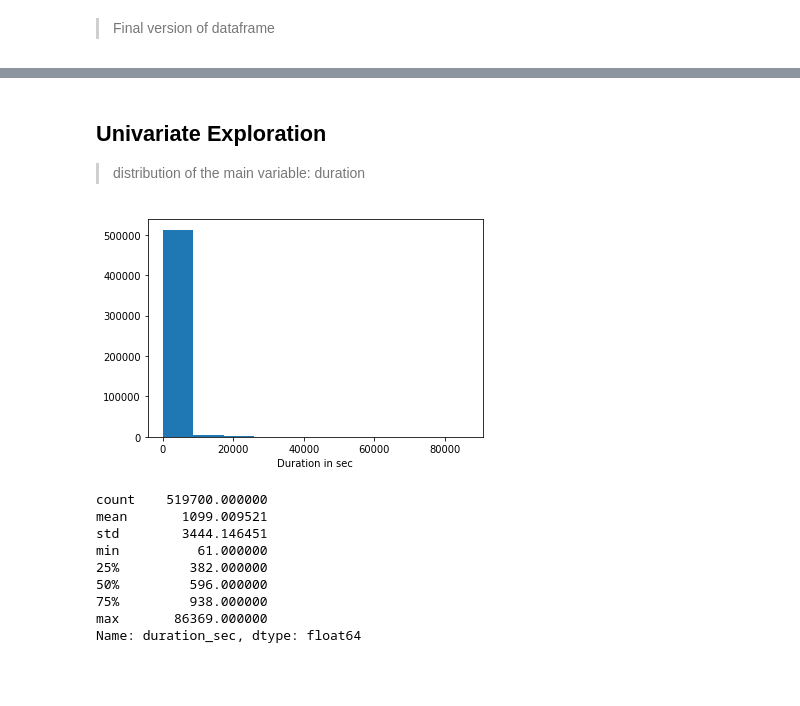
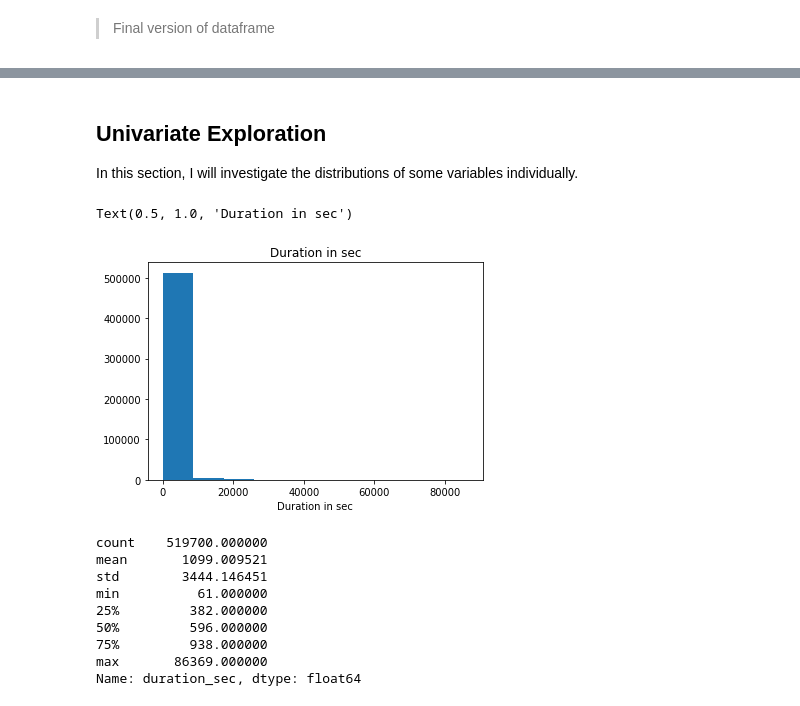
Before and after one commit to AssemgulK/Ford-GoBike-System-Data, a Jupyter notebook: exploration_template_KA.ipynb, the cells around one changed output, grey strips where cells are left out. Cells and saved outputs as stored; diff of their text form; code cells hidden in the pictures; blank space fills up the shorter version.

```diff
--- a/exploration_template_KA.ipynb
+++ b/exploration_template_KA.ipynb
@@ -156,14 +156,16 @@ df_clean.head()
 | 2 | 45768 | 2017-12-31 22:45:48.411 | 2018-01-01 11:28:36.883 | 245 | Downtown Berkeley BART | 37.870348 | ... |
 | 3 | 62172 | 2017-12-31 17:31:10.636 | 2018-01-01 10:47:23.531 | 60 | 8th St at Ringold St | 37.774520 | ... |
 | 4 | 43603 | 2017-12-31 14:23:14.001 | 2018-01-01 02:29:57.571 | 239 | Bancroft Way at Telegraph Ave | 37.868813 | ... |
-# %% [markdown]
-## Univariate Exploration
-> distribution of the main variable: duration
+# %% [markdown]
+## Univariate Exploration
+In this section, I will investigate the distributions of some variables individually.
 # %%
 plt.hist(data=df_clean, x='duration_sec')
-plt.xlabel('Duration in sec');
+plt.xlabel('Duration in sec')
+plt.title('Duration in sec')
 # %% [output]
+Text(0.5, 1.0, 'Duration in sec')
-[figure, old version]
+[figure, new version]
 # %%
 df_clean['duration_sec'].describe()
 # %% [output]
```
Also changed, not shown: parts of 14 cells of this notebook, 3 other files.
